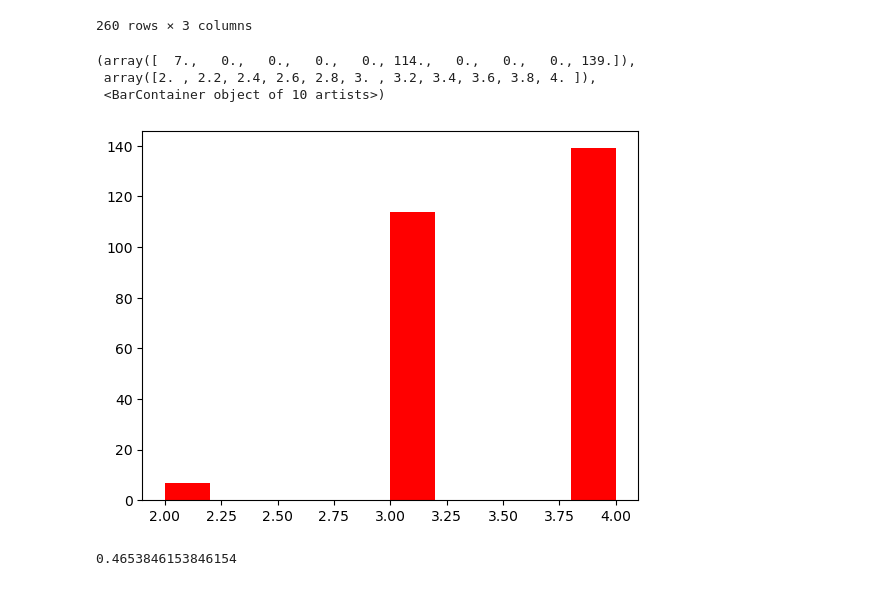
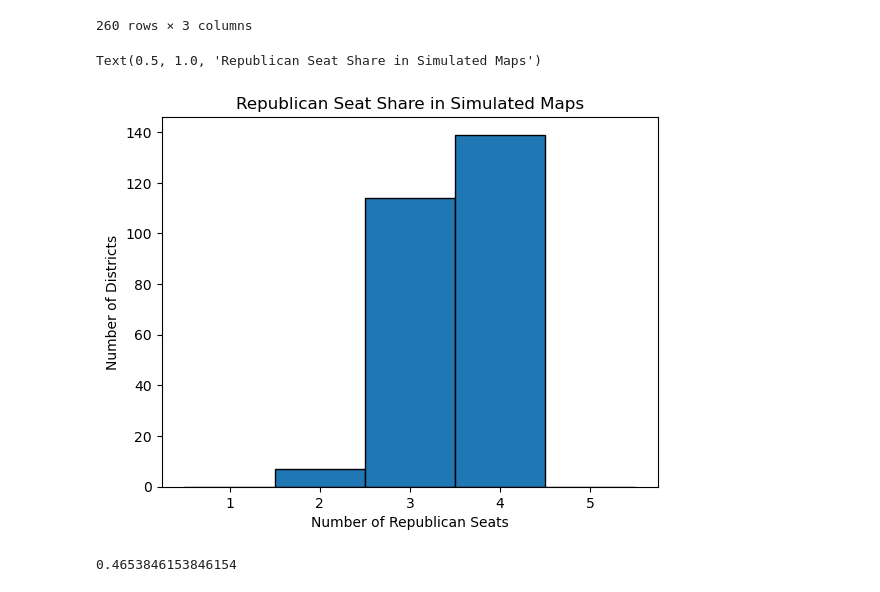
Before and after one commit to stefaniegwangphd/ia-redistricting, a Jupyter notebook: seat_share_tabulation.ipynb, the cells around one changed output. Saved outputs shown, nothing was run; the diff lists cells and outputs as text; code cells hidden in the pictures.

```diff
--- a/seat_share_tabulation.ipynb
+++ b/seat_share_tabulation.ipynb
@@ -183,13 +187,15 @@ seat_share_df
 | 258 | 258 | 0 | 4 |
 | 259 | 259 | 1 | 3 |
 260 rows × 3 columns
-# %%
-plt.hist(seat_share_df['rep_seats'],color="red")
-# %% [output]
-(array([  7.,   0.,   0.,   0.,   0., 114.,   0.,   0.,   0., 139.]),
- array([2. , 2.2, 2.4, 2.6, 2.8, 3. , 3.2, 3.4, 3.6, 3.8, 4. ]),
- <BarContainer object of 10 artists>)
-[figure, removed]
+# %%
+seats = seat_share_df['rep_seats']
+plt.hist(seats,bins=np.arange(0,6)+0.5, ec="k")
+plt.xlabel('Number of Republican Seats')
+plt.ylabel('Number of Districts')
+plt.title('Republican Seat Share in Simulated Maps')
+# %% [output]
+Text(0.5, 1.0, 'Republican Seat Share in Simulated Maps')
+[figure, added]
 # %%
 #Percentage of simulated maps with at least 1 democratic winner based on 2022 voter numbers
 len(seat_share_df.loc[seat_share_df['dem_seats']>0])/260
```
Also changed, not shown: parts of 2 cells of this notebook.
